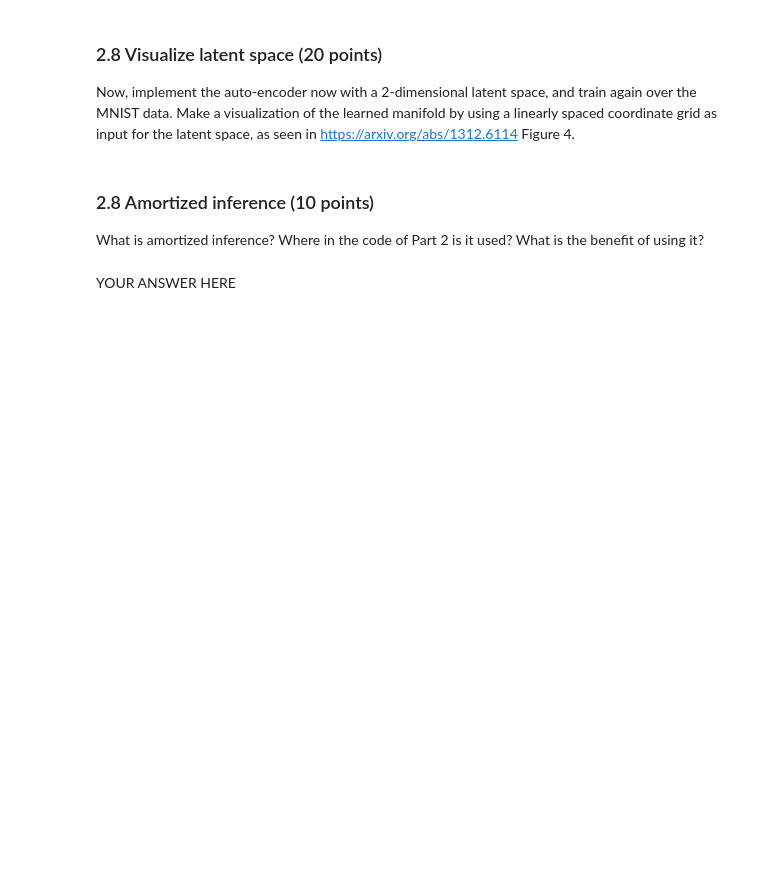
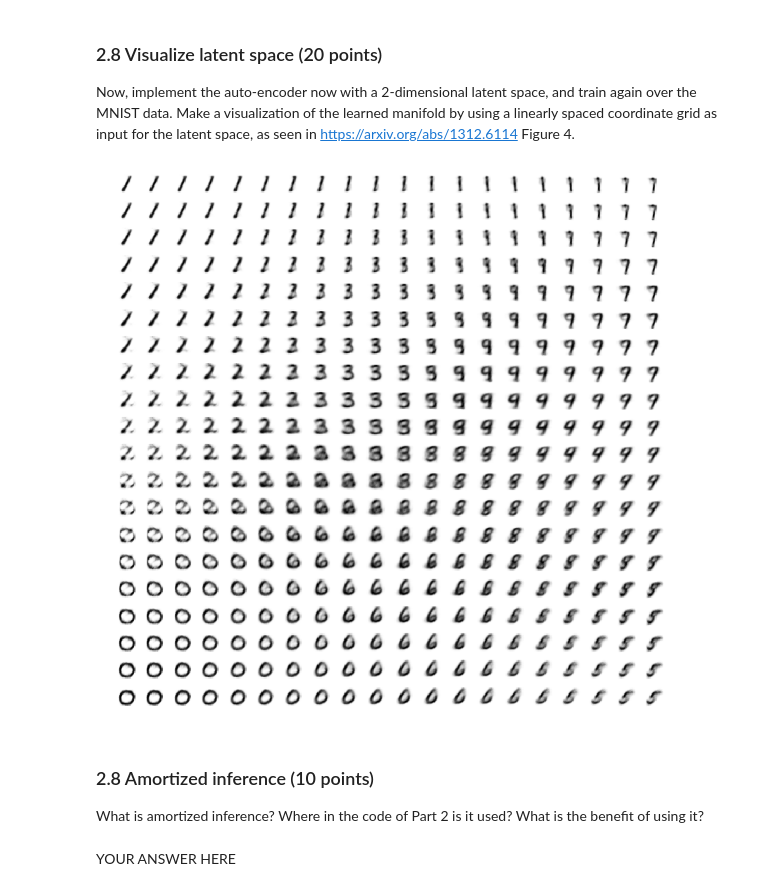
Before and after one commit to DAAAAAAAAAAAAAAAAN/ml2labs, a Jupyter notebook: lab3/lab3.ipynb, the cells around one changed output. Drawn from its saved outputs; the diff is of its cells as text; code cells hidden in the pictures; blank space fills up the shorter version.

```diff
--- a/lab3/lab3.ipynb
+++ b/lab3/lab3.ipynb
@@ -646,12 +689,11 @@ assert z_test[0][0] > -5.0
 # %% [markdown]
 ### 2.5 Decoding (10 points)
 Write a function `decode` that gets a vector `z` with J elements and returns a vector `x_hat` with 784 elements (flattened MNIST image). Your function should use two fully-connected layers (`self.fc3()`, `self.fc4()`). PyTorch comes with a variety of activation functions, the most common calls are `F.relu()`, `F.sigmoid()`, `F.tanh()`. Make sure that your function works for batches of arbitrary size.
-# %%
-def decode(self, z):
-
-    # YOUR CODE HERE
-    raise NotImplementedError()
-    return x_hat
+# %%
+def decode(self, z):
+    layer_output = F.relu(self.fc3(z))
+    x_hat = F.sigmoid(self.fc4(layer_output))
+    return x_hat
 # %%
 # test test test
 VAE.decode = decode
@@ -670,9 +712,9 @@ Write a function `forward` that gets a a vector `x` with 784 elements (flattened
 # %%
 def forward(self, x):
     x = x.view(-1, 784)
-
-    # YOUR CODE HERE
-    raise NotImplementedError()
+    mu, logvar = self.encode(x)
+    z = self.reparameterize(mu, logvar)
+    x_hat = self.decode(z)
     return x_hat, mu, logvar
 # %%
 # test test test
@@ -727,3 +756,16 @@ raise NotImplementedError()
+# %%
+# Hyperparameters
+size_X = 784 # input / output layers
+size_H = 400  # hidden
+size_Z = 2   # latent
+fc1_dims = (size_X, size_H)
+fc21_dims = (size_H, size_Z)
+fc22_dims = (size_H, size_Z)
+fc3_dims = (size_Z, size_H)
+fc4_dims = (size_H, size_X)
+lr = 1e-3
+batch_size = 100
+epochs = 5
 # %%
 # This cell contains a hidden test, please don't delete it, thx
 # %% [markdown]
@@ -778,3 +840,17 @@ raise NotImplementedError()
+# %%
+N = 20
+grid = np.linspace(-2, 2, N)
+figures, axes = plt.subplots(N, N, figsize=(14,14))
+
+for ix, xx in enumerate(grid):
+    for iy, yy in enumerate(grid):
+
+        z = torch.FloatTensor([xx, yy]).unsqueeze(0)
+        x = VAE_MNIST.decode(z).data.numpy()
+        axes[ix, iy].imshow(x.reshape(28, -1), cmap='gray_r')
+        axes[ix, iy].axis('off')
+# %% [output]
+[figure, added]
 # %% [markdown]
 ### 2.8 Amortized inference (10 points)
 What is amortized inference? Where in the code of Part 2 is it used? What is the benefit of using it?
```
Also changed, not shown: parts of 20 cells of this notebook.
